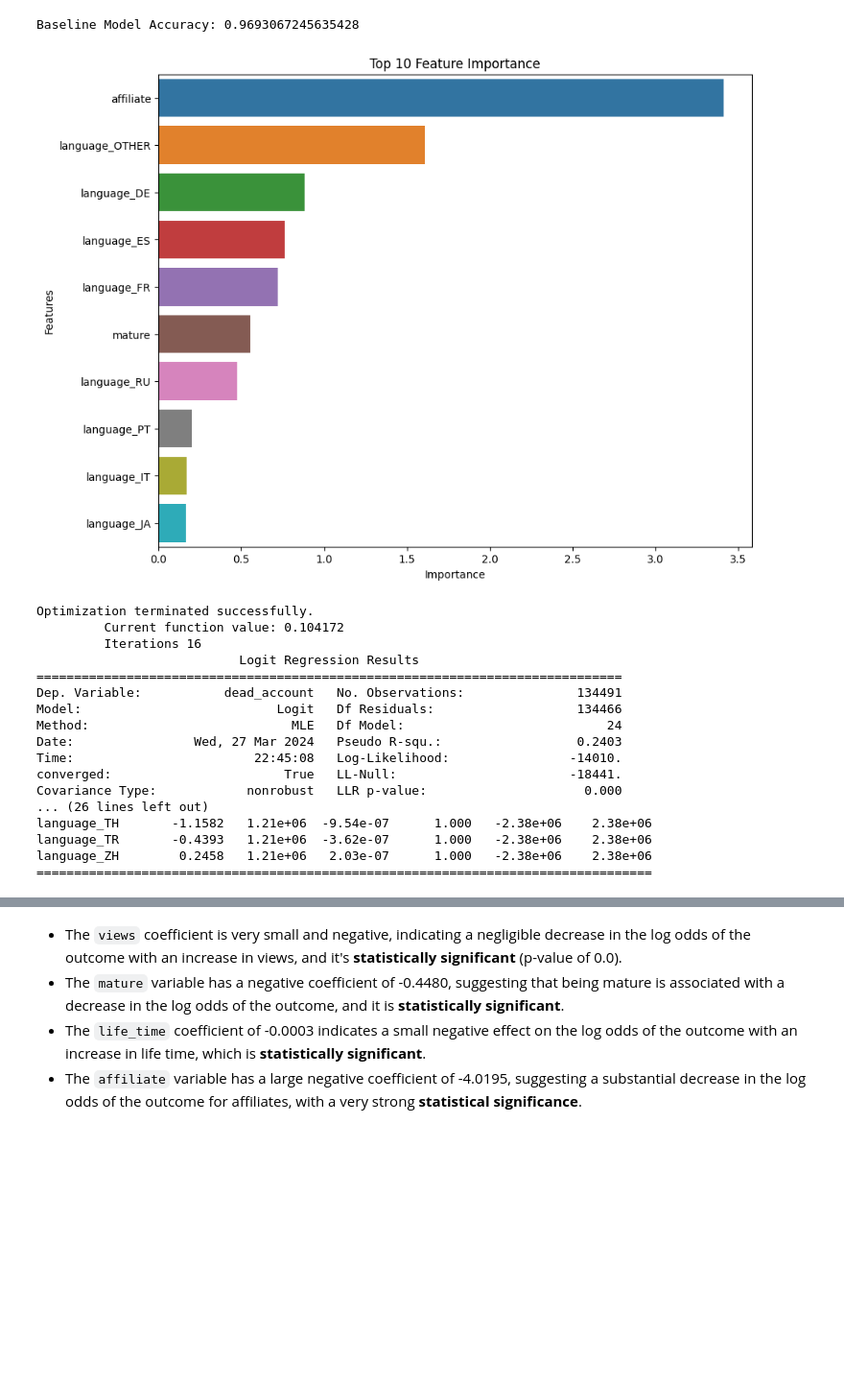
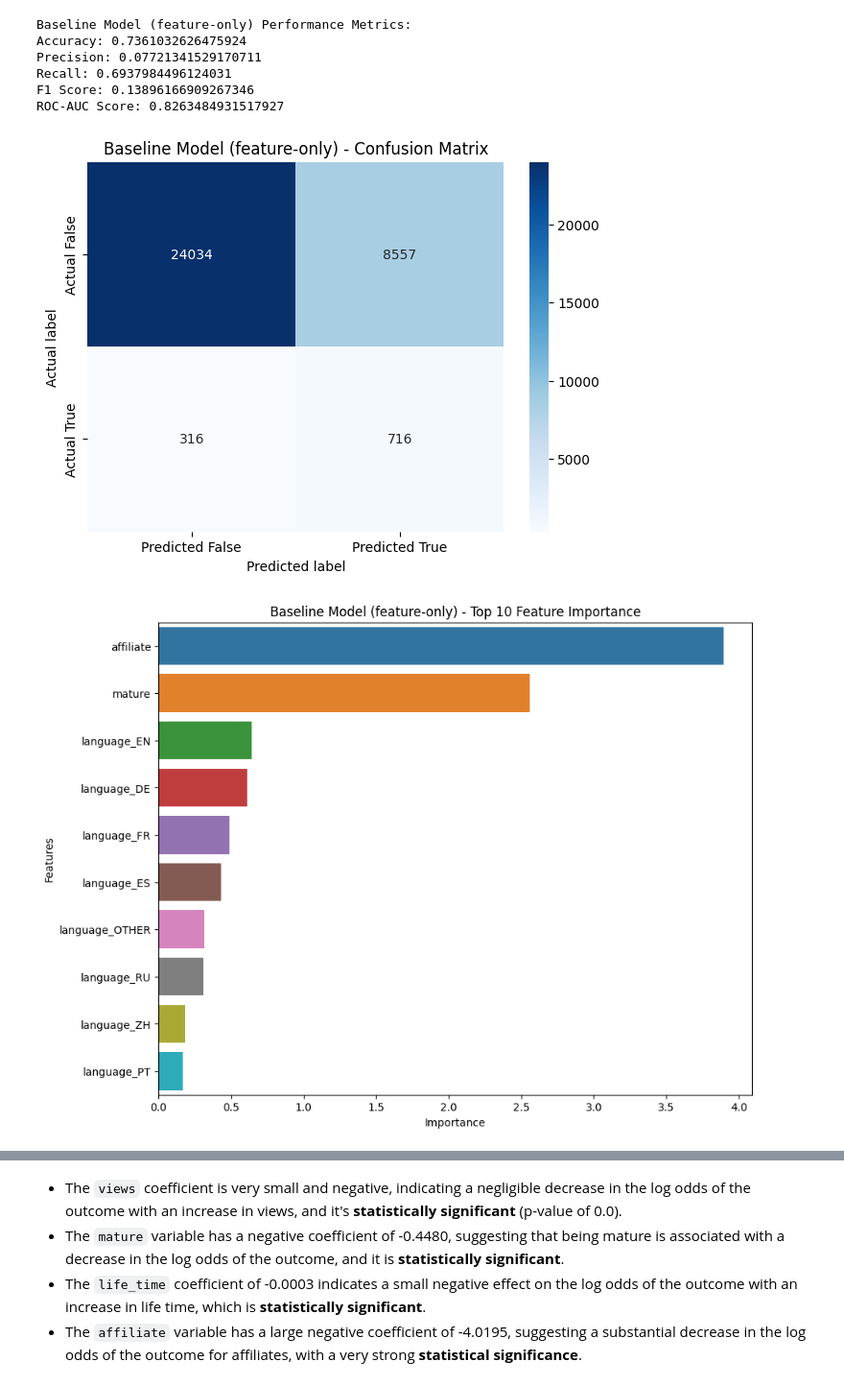
Before and after one commit to kevinlin0638/mini-project, a Jupyter notebook: project/model.ipynb, the cells around one changed output, grey strips where cells are left out. Shown: that part at 96% size. Drawn from its saved outputs; the diff is of its cells as text; code cells hidden in the pictures; blank space fills up the shorter version.

Commit message:
update model

```diff
--- a/project/model.ipynb
+++ b/project/model.ipynb
@@ -34 +150,3 @@ Name: dead_account, dtype: int64
+# %%
+overall_result = []
 # %% [markdown]
@@ -58,62 +165,11 @@ X_train, X_test, y_train, y_test = train_test_split(X, y, test_size=0.2, stratif
-# %%
-baseline_model = LogisticRegression(max_iter=1000)
-baseline_model.fit(X_train, y_train)
-
-# Predictions
-y_pred = baseline_model.predict(X_test)
-
-# Accuracy
-baseline_accuracy = accuracy_score(y_test, y_pred)
-print(f'Baseline Model Accuracy: {baseline_accuracy}')
-# %% [output]
-Baseline Model Accuracy: 0.9693067245635428
-# %%
-# Get the absolute values of the coefficients
-feature_importance = np.abs(baseline_model.coef_[0])
-
-# Map features to their importance
-features = X_train.columns
-importance_dict = dict(zip(features, feature_importance))
-
-# Sort features by importance
-sorted_importance = sorted(importance_dict.items(), key=lambda x: x[1], reverse=True)
-sorted_importance_df = pd.DataFrame(sorted_importance, columns=['Feature', 'Importance'])
-
-plt.figure(figsize=(10, 8))
-sns.barplot(x="Importance", y="Feature", data=sorted_importance_df[:10])
-
-plt.title('Top 10 Feature Importance')
-plt.xlabel('Importance')
-plt.ylabel('Features')
-plt.show()
-# %% [output]
-[figure, removed]
-# %%
-# Statistical importance
-
-# Add a constant to the predictor variable set to represent the intercept
-X_train_with_const = sm.add_constant(X_train)
-
-# Fit the logistic regression model
-model = sm.Logit(y_train, X_train_with_const).fit()
-
-# Display the summary of the model to see the coefficient estimates along with their statistical significance
-print(model.summary())
-# %% [output]
-Optimization terminated successfully.
-         Current function value: 0.104172
-         Iterations 16
-                           Logit Regression Results
-==============================================================================
-Dep. Variable:           dead_account   No. Observations:               134491
-Model:                          Logit   Df Residuals:                   134466
-Method:                           MLE   Df Model:                           24
-Date:                Wed, 27 Mar 2024   Pseudo R-squ.:                  0.2403
-Time:                        22:45:08   Log-Likelihood:                -14010.
-converged:                       True   LL-Null:                       -18441.
-Covariance Type:            nonrobust   LLR p-value:                     0.000
-... (26 lines left out)
-language_TH       -1.1582   1.21e+06  -9.54e-07      1.000   -2.38e+06    2.38e+06
-language_TR       -0.4393   1.21e+06  -3.62e-07      1.000   -2.38e+06    2.38e+06
-language_ZH        0.2458   1.21e+06   2.03e-07      1.000   -2.38e+06    2.38e+06
-==================================================================================
+# %%
+overall_result.append(run_and_evaluate_model(X, y, model_name='Baseline Model (feature-only)'))
+# %% [output]
+Baseline Model (feature-only) Performance Metrics:
+Accuracy: 0.7361032626475924
+Precision: 0.07721341529170711
+Recall: 0.6937984496124031
+F1 Score: 0.13896166909267346
+ROC-AUC Score: 0.8263484931517927
+[figure, added]
+[figure, added]
```
Also changed, not shown: parts of 23 cells of this notebook, 2 other files.
